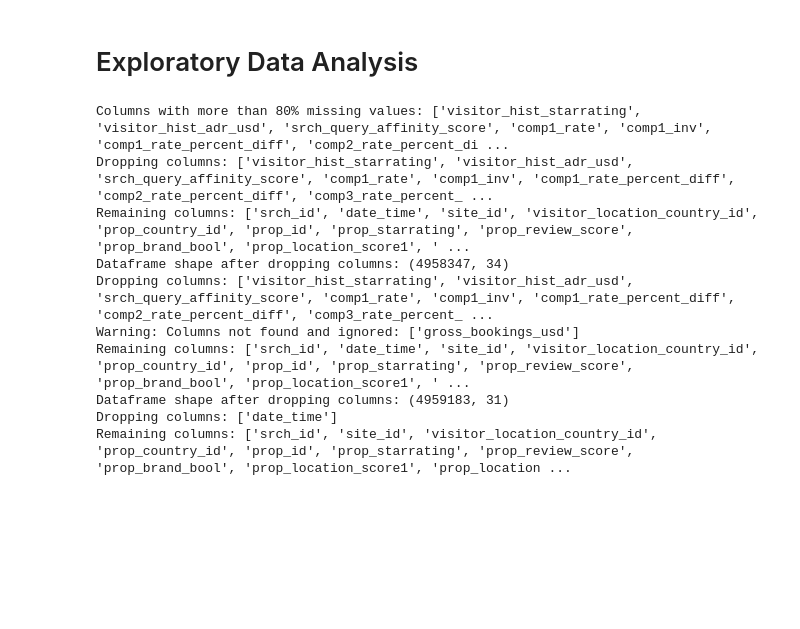
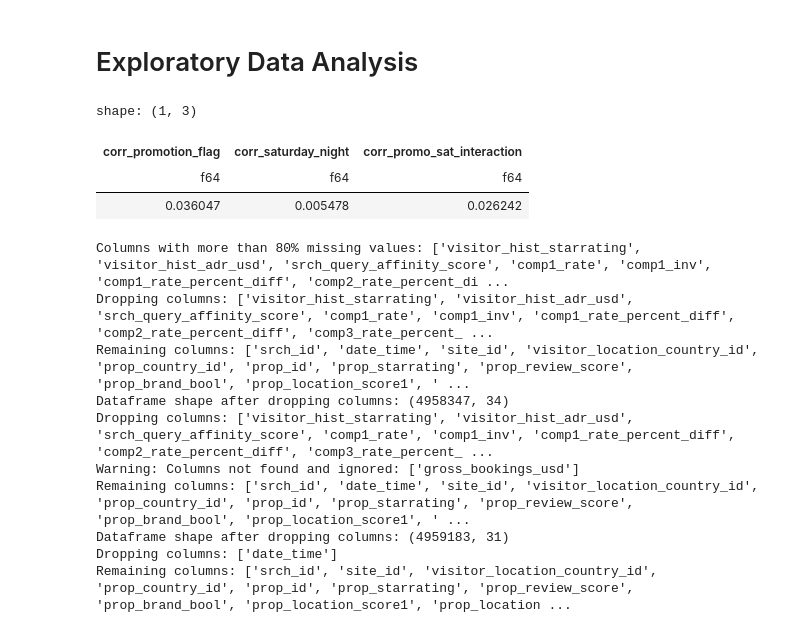
Before and after one commit to AmarantosPagiavlas03/Data-Mining, a Jupyter notebook: notebook.ipynb, the cells around one changed output. Drawn from its saved outputs; the diff is of its cells as text; code cells hidden in the pictures; blank space fills up the shorter version.

```diff
--- a/notebook.ipynb
+++ b/notebook.ipynb
@@ -63,6 +37,84 @@ shape: (4_959_183, 50)
 | 332787 | "2013-05-21 11:06:37" | 24 | 216 | null | null | 117 | ... |
 # %% [markdown]
 # Exploratory Data Analysis
+# %%
+from polars import SQLContext
+import polars as pl
+from IPython.display import display
+
+# 1. disable all truncation
+pl.Config.set_tbl_rows(-1)
+pl.Config.set_tbl_cols(-1)
+pl.Config.set_fmt_str_lengths(10000)
+
+# 2. register your DataFrame with the SQL context
+ctx = SQLContext()
+ctx.register("my_table", model.dataframe)
+
+# 3. run your query
+query = """
+SELECT
+  -- corr(promotion_flag, booking_bool)
+  (
+    AVG(promotion_flag * booking_bool)
+    - AVG(promotion_flag) * AVG(booking_bool)
+  )
+  /
+  SQRT(
+    (AVG(promotion_flag * promotion_flag)
+     - AVG(promotion_flag) * AVG(promotion_flag))
+    *
+    (AVG(booking_bool * booking_bool)
+     - AVG(booking_bool) * AVG(booking_bool))
+  )
+  AS corr_promotion_flag,
+
+  -- corr(srch_saturday_night_bool, booking_bool)
+  (
+    AVG(srch_saturday_night_bool * booking_bool)
+    - AVG(srch_saturday_night_bool) * AVG(booking_bool)
+  )
+  /
+  SQRT(
+    (AVG(srch_saturday_night_bool * srch_saturday_night_bool)
+     - AVG(srch_saturday_night_bool) * AVG(srch_saturday_night_bool))
+    *
+    (AVG(booking_bool * booking_bool)
+     - AVG(booking_bool) * AVG(booking_bool))
+  )
+  AS corr_saturday_night,
+
+  -- corr(promo_sat_interaction, booking_bool)
+  (
+    AVG((promotion_flag * srch_saturday_night_bool) * booking_bool)
+    - AVG(promotion_flag * srch_saturday_night_bool) * AVG(booking_bool)
+  )
+  /
+  SQRT(
+    (AVG((promotion_flag * srch_saturday_night_bool)
+         * (promotion_flag * srch_saturday_night_bool))
+     - AVG(promotion_flag * srch_saturday_night_bool)
+       * AVG(promotion_flag * srch_saturday_night_bool))
+    *
+    (AVG(booking_bool * booking_bool)
+     - AVG(booking_bool) * AVG(booking_bool))
+  )
+  AS corr_promo_sat_interaction
+
+FROM my_table;
+
+
+"""
+lazy_df = ctx.execute(query)
+
+# 4. collect and display
+df_out = lazy_df.collect()
+df_out   # or display(df_out)
+# %% [output]
+shape: (1, 3)
+| corr_promotion_flag | corr_saturday_night | corr_promo_sat_interaction |
+| f64 | f64 | f64 |
+| 0.036047 | 0.005478 | 0.026242 |
 # %%
 
 #Finds and removes columns that have more than 80% missing values
```
Also changed, not shown: parts of 2 cells of this notebook.
